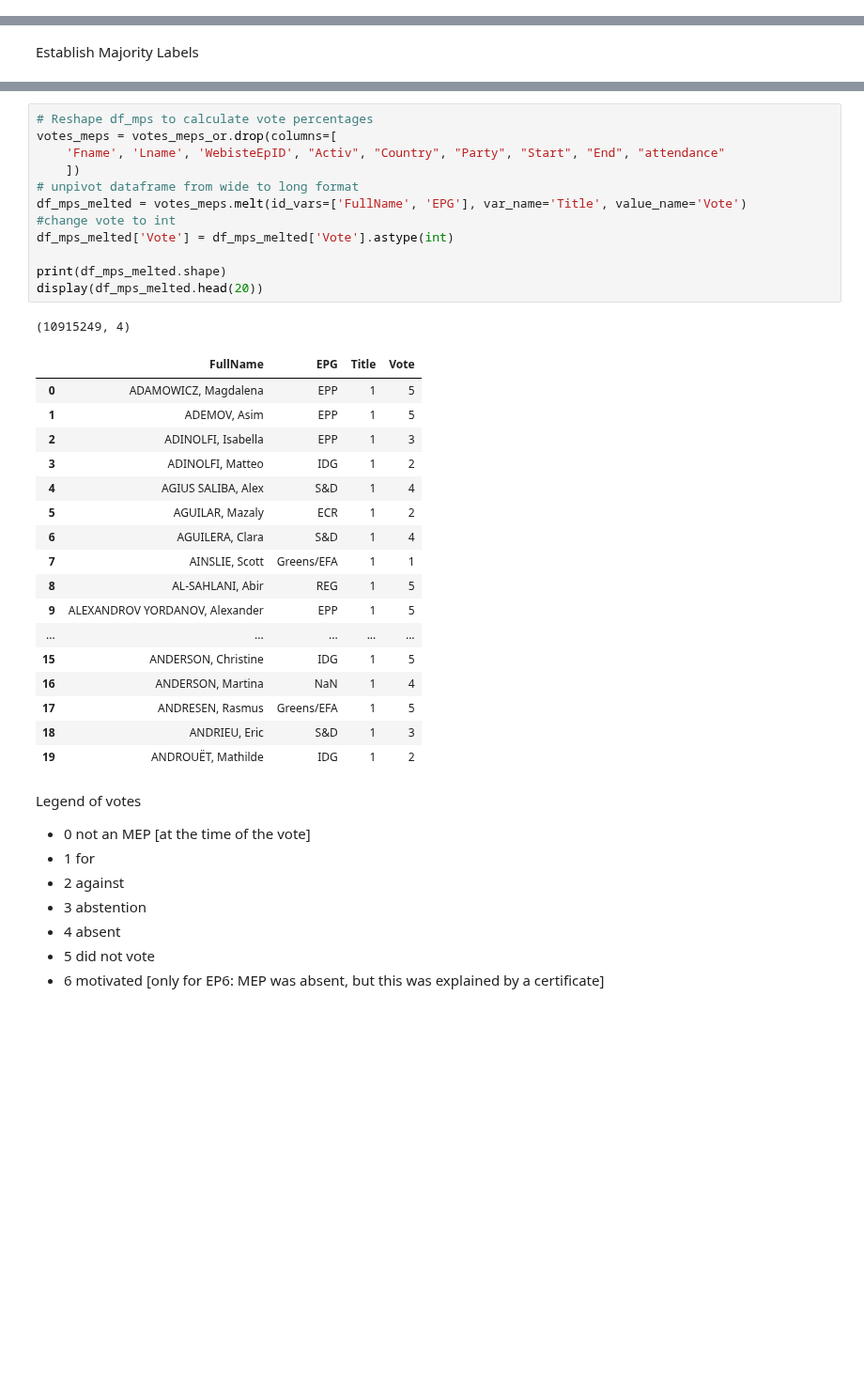
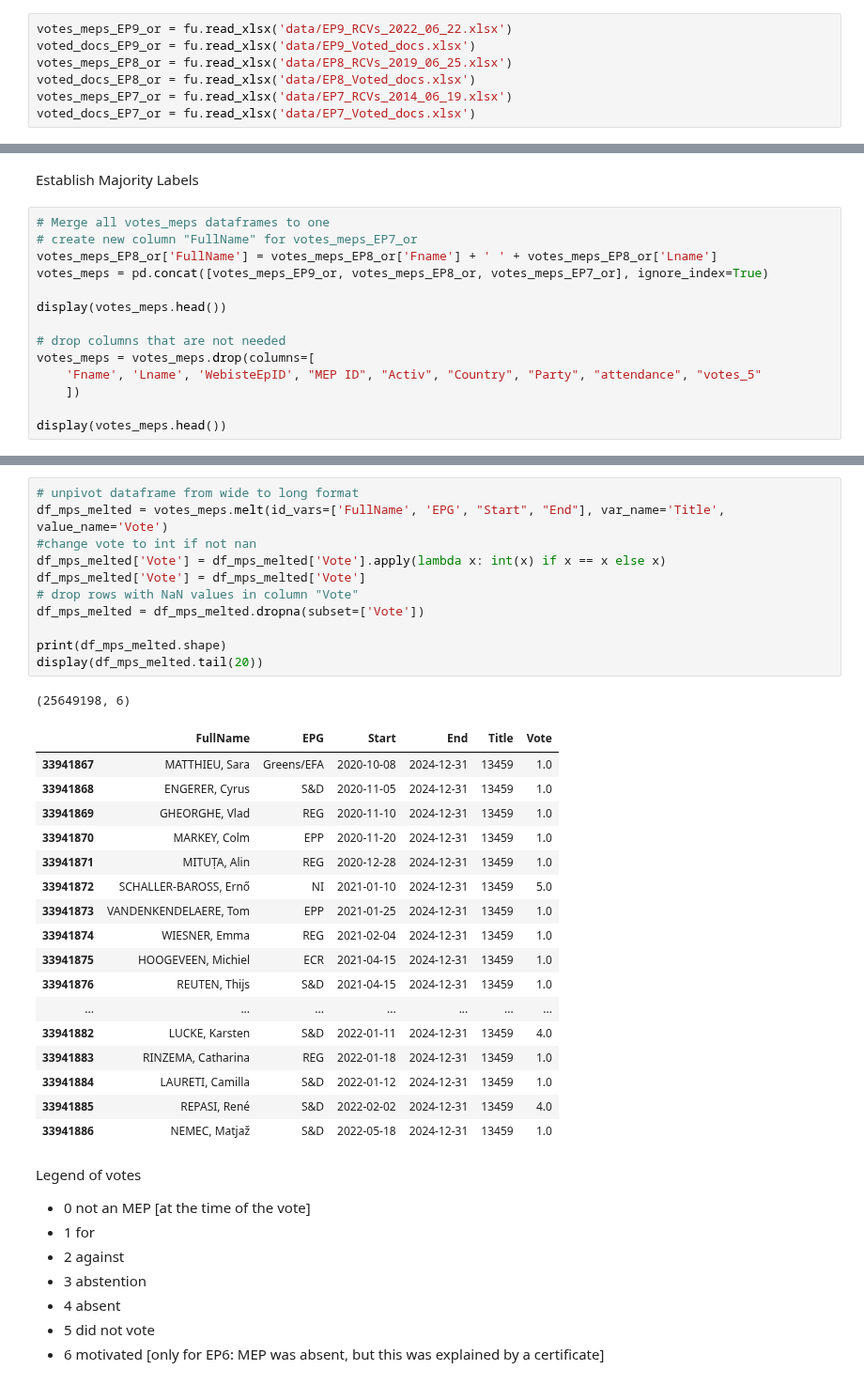
Before and after one commit to izu457/Thesis_Finetuning_GPT3.5_Political_Stance, a Jupyter notebook: EDA.ipynb, the cells around one changed output, grey strips where cells are left out. Shown at 94% size. Saved outputs shown, nothing was run; the diff lists cells and outputs as text; blank space fills up the shorter version.

```diff
--- a/EDA.ipynb
+++ b/EDA.ipynb
@@ -56,0 +10,7 @@ total_votes_leg
+# %%
+votes_meps_EP9_or = fu.read_xlsx('data/EP9_RCVs_2022_06_22.xlsx')
+voted_docs_EP9_or = fu.read_xlsx('data/EP9_Voted_docs.xlsx')
+votes_meps_EP8_or = fu.read_xlsx('data/EP8_RCVs_2019_06_25.xlsx')
+voted_docs_EP8_or = fu.read_xlsx('data/EP8_Voted_docs.xlsx')
+votes_meps_EP7_or = fu.read_xlsx('data/EP7_RCVs_2014_06_19.xlsx')
+voted_docs_EP7_or = fu.read_xlsx('data/EP7_Voted_docs.xlsx')
@@ -105,3 +159,17 @@ Between 2019-2022, 0.00% of votes were accepted or rejected after the third read
 Between 2019-2022, 2.71% of votes were on resolutions or motions of resolutions initiated by the parliament.
 # %% [markdown]
 Establish Majority Labels
+# %%
+# Merge all votes_meps dataframes to one
+# create new column "FullName" for votes_meps_EP7_or
+votes_meps_EP8_or['FullName'] = votes_meps_EP8_or['Fname'] + ' ' + votes_meps_EP8_or['Lname']
+votes_meps = pd.concat([votes_meps_EP9_or, votes_meps_EP8_or, votes_meps_EP7_or], ignore_index=True)
+
+display(votes_meps.head())
+
+# drop columns that are not needed
+votes_meps = votes_meps.drop(columns=[
+    'Fname', 'Lname', 'WebisteEpID', "MEP ID", "Activ", "Country", "Party", "attendance", "votes_5"
+    ])
+
+display(votes_meps.head())
@@ -108,34 +191,33 @@ Establish Majority Labels
 # %%
-# Reshape df_mps to calculate vote percentages
-votes_meps = votes_meps_or.drop(columns=[
-    'Fname', 'Lname', 'WebisteEpID', "Activ", "Country", "Party", "Start", "End", "attendance"
-    ])
 # unpivot dataframe from wide to long format
-df_mps_melted = votes_meps.melt(id_vars=['FullName', 'EPG'], var_name='Title', value_name='Vote')
-#change vote to int
-df_mps_melted['Vote'] = df_mps_melted['Vote'].astype(int)
+df_mps_melted = votes_meps.melt(id_vars=['FullName', 'EPG', "Start", "End"], var_name='Title', value_name='Vote')
+#change vote to int if not nan
+df_mps_melted['Vote'] = df_mps_melted['Vote'].apply(lambda x: int(x) if x == x else x)
+df_mps_melted['Vote'] = df_mps_melted['Vote']
+# drop rows with NaN values in column "Vote"
+df_mps_melted = df_mps_melted.dropna(subset=['Vote'])
 
 print(df_mps_melted.shape)
-display(df_mps_melted.head(20))
+display(df_mps_melted.tail(20))
 # %% [output]
-(10915249, 4)
+(25649198, 6)
-|  | FullName | EPG | Title | Vote |
-| 0 | ADAMOWICZ, Magdalena | EPP | 1 | 5 |
-| 1 | ADEMOV, Asim | EPP | 1 | 5 |
-| 2 | ADINOLFI, Isabella | EPP | 1 | 3 |
-| 3 | ADINOLFI, Matteo | IDG | 1 | 2 |
-| 4 | AGIUS SALIBA, Alex | S&D | 1 | 4 |
-| 5 | AGUILAR, Mazaly | ECR | 1 | 2 |
-| 6 | AGUILERA, Clara | S&D | 1 | 4 |
-| 7 | AINSLIE, Scott | Greens/EFA | 1 | 1 |
-| 8 | AL-SAHLANI, Abir | REG | 1 | 5 |
-| 9 | ALEXANDROV YORDANOV, Alexander | EPP | 1 | 5 |
-| ... | ... | ... | ... | ... |
-| 15 | ANDERSON, Christine | IDG | 1 | 5 |
-| 16 | ANDERSON, Martina | NaN | 1 | 4 |
-| 17 | ANDRESEN, Rasmus | Greens/EFA | 1 | 5 |
-| 18 | ANDRIEU, Eric | S&D | 1 | 3 |
-| 19 | ANDROUËT, Mathilde | IDG | 1 | 2 |
+|  | FullName | EPG | Start | End | Title | Vote |
+| 33941867 | MATTHIEU, Sara | Greens/EFA | 2020-10-08 | 2024-12-31 | 13459 | 1.0 |
+| 33941868 | ENGERER, Cyrus | S&D | 2020-11-05 | 2024-12-31 | 13459 | 1.0 |
+| 33941869 | GHEORGHE, Vlad | REG | 2020-11-10 | 2024-12-31 | 13459 | 1.0 |
+| 33941870 | MARKEY, Colm | EPP | 2020-11-20 | 2024-12-31 | 13459 | 1.0 |
+| 33941871 | MITUȚA, Alin | REG | 2020-12-28 | 2024-12-31 | 13459 | 1.0 |
+| 33941872 | SCHALLER-BAROSS, Ernő | NI | 2021-01-10 | 2024-12-31 | 13459 | 5.0 |
+| 33941873 | VANDENKENDELAERE, Tom | EPP | 2021-01-25 | 2024-12-31 | 13459 | 1.0 |
+| 33941874 | WIESNER, Emma | REG | 2021-02-04 | 2024-12-31 | 13459 | 1.0 |
+| 33941875 | HOOGEVEEN, Michiel | ECR | 2021-04-15 | 2024-12-31 | 13459 | 1.0 |
+| 33941876 | REUTEN, Thijs | S&D | 2021-04-15 | 2024-12-31 | 13459 | 1.0 |
+| ... | ... | ... | ... | ... | ... | ... |
+| 33941882 | LUCKE, Karsten | S&D | 2022-01-11 | 2024-12-31 | 13459 | 4.0 |
+| 33941883 | RINZEMA, Catharina | REG | 2022-01-18 | 2024-12-31 | 13459 | 1.0 |
+| 33941884 | LAURETI, Camilla | S&D | 2022-01-12 | 2024-12-31 | 13459 | 1.0 |
+| 33941885 | REPASI, René | S&D | 2022-02-02 | 2024-12-31 | 13459 | 4.0 |
+| 33941886 | NEMEC, Matjaž | S&D | 2022-05-18 | 2024-12-31 | 13459 | 1.0 |
 # %% [markdown]
 Legend of votes
 - 0 not an MEP [at the time of the vote]
```
Also changed, not shown: parts of 24 cells of this notebook.
